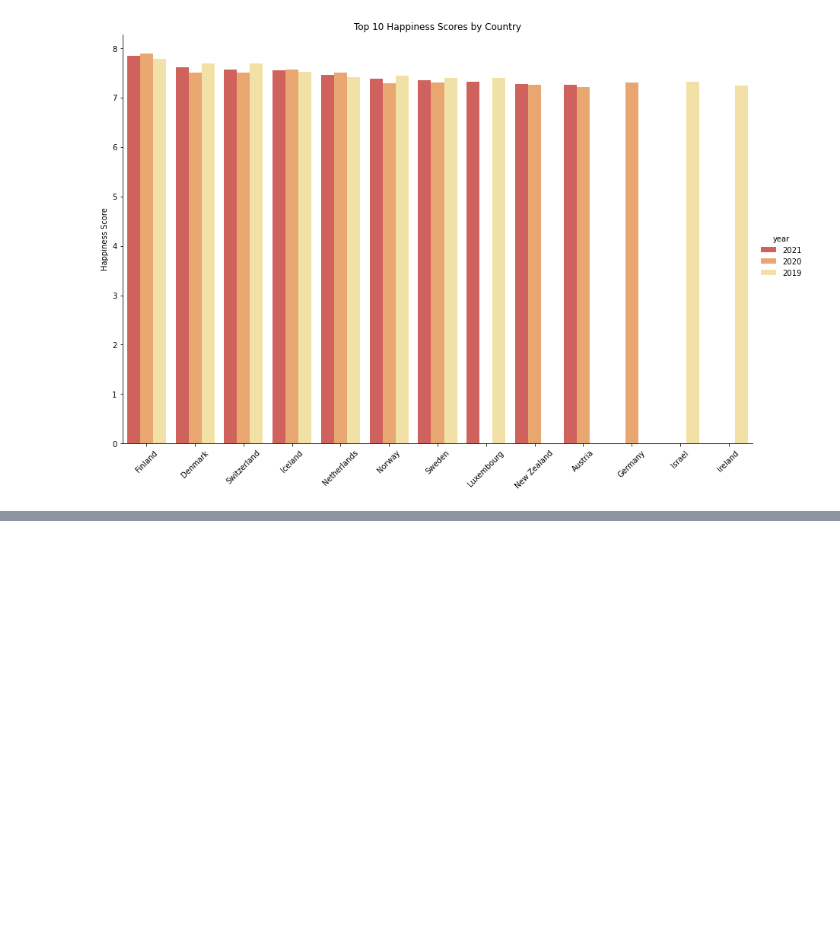
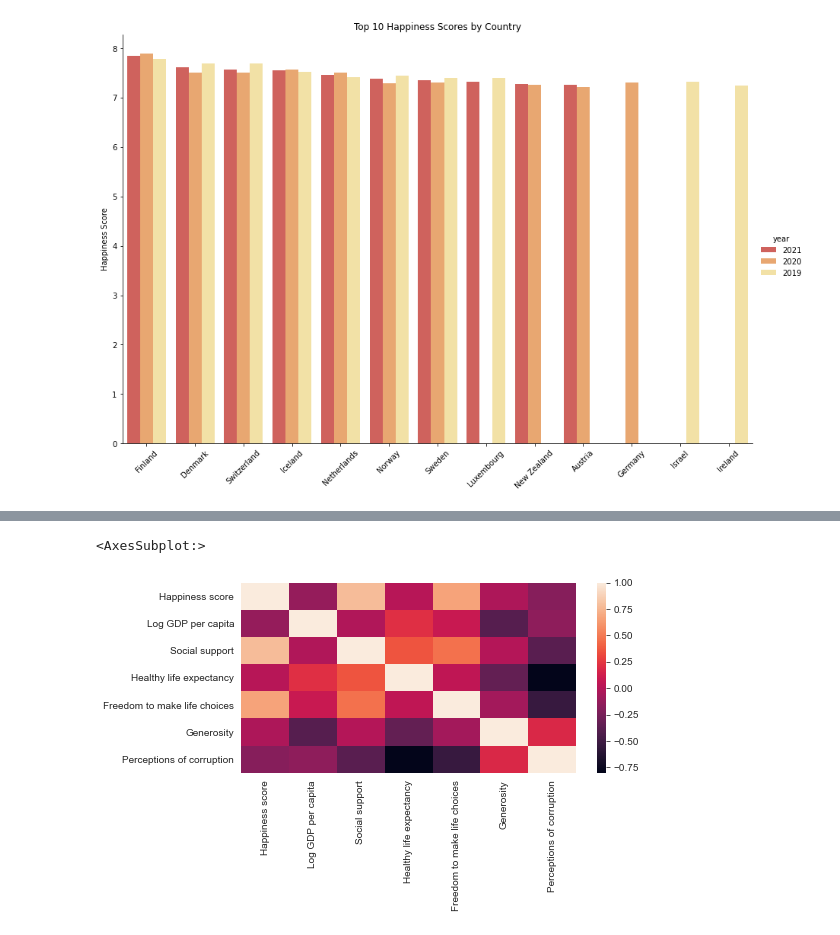
Before and after one commit to data301-2021-summer2/project-group25-project, a Jupyter notebook: analysis/analysis.ipynb, the cells around one changed output, grey strips where cells are left out. Saved outputs shown, nothing was run; the diff lists cells and outputs as text; code cells hidden in the pictures; blank space fills up the shorter version.

```diff
--- a/analysis/analysis.ipynb
+++ b/analysis/analysis.ipynb
@@ -537,0 +526,6 @@ plt.show()
+# %%
+corr = Combined_Top_GDP.corr()
+sns.heatmap(corr)
+# %% [output]
+<AxesSubplot:>
+[figure, added]
```
Also changed, not shown: parts of 14 cells of this notebook, 3 other files.
